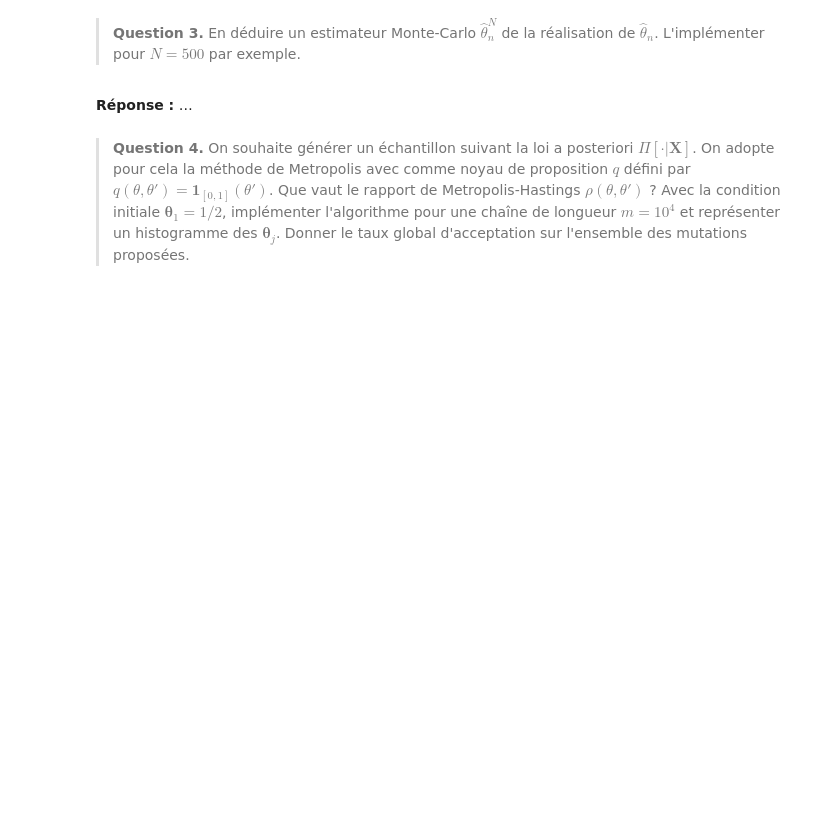
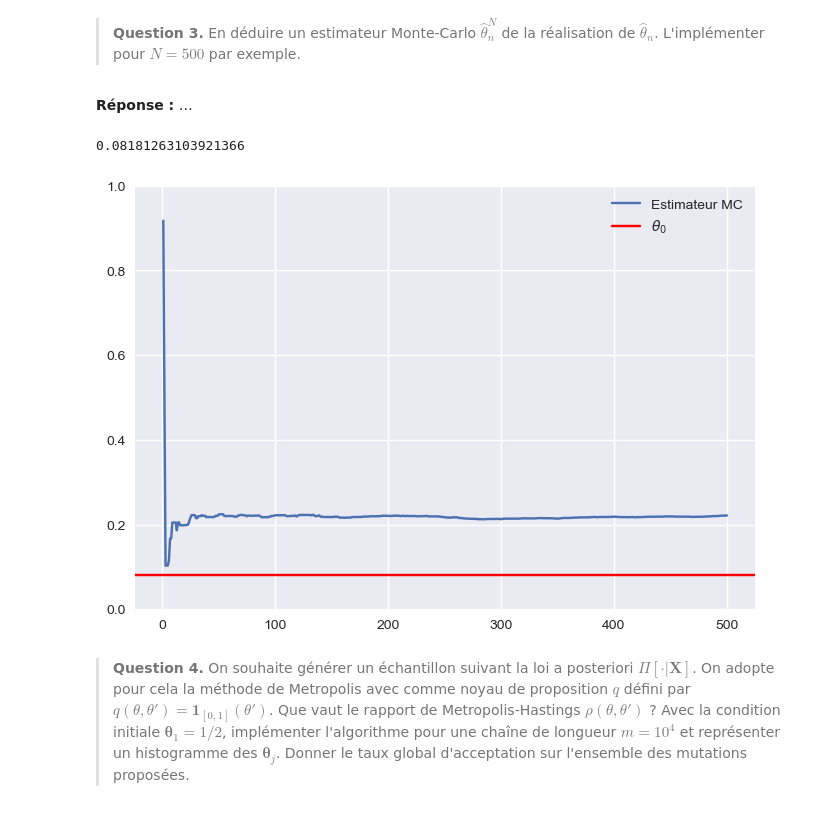
Before and after one commit to PolTibau/Statistique-Computationnelle, a Jupyter notebook: TP/TP3_student.ipynb, the cells around one changed output. Saved outputs shown, nothing was run; the diff lists cells and outputs as text; code cells hidden in the pictures; blank space fills up the shorter version.

```diff
--- a/TP/TP3_student.ipynb
+++ b/TP/TP3_student.ipynb
@@ -464,17 +506,23 @@ En déduire un estimateur Monte-Carlo $\hat\theta_n^N$ de la réalisation de $\h
 # %%
 # Answer
 N = 500
 
 # Calcul de l'estimateur Monte-Carlo
-# Compléter
+thetas = stats.uniform.rvs(size=N)
+p = []
+for theta in thetas:
+    p.append((theta*np.exp(-(X-1)**2 / 2) + (1-theta)*np.exp(-(X+1)**2 / 2)).prod())
 
-# Fin compléter
-
+estMC = (thetas*np.array(p)).cumsum()/np.array(p).cumsum()
+print(theta0)
 # Figure
 plt.plot(np.arange(1, N+1), estMC, label = "Estimateur MC")
 plt.axhline(theta0, color="red", label="$\\theta_0$")
 plt.ylim(0, 1)
 plt.legend();
+# %% [output]
+0.08181263103921366
+[figure, added]
 # %% [markdown]
 >**Question 4.**
 >On souhaite générer un échantillon suivant la loi a posteriori $\Pi[\cdot | \mathbf X]$. On adopte pour cela la méthode de Metropolis avec comme noyau de proposition $q$ défini par $q(\theta,\theta')=\mathbf 1_{[0,1]}(\theta')$.
```
Also changed, not shown: parts of 13 cells of this notebook.
